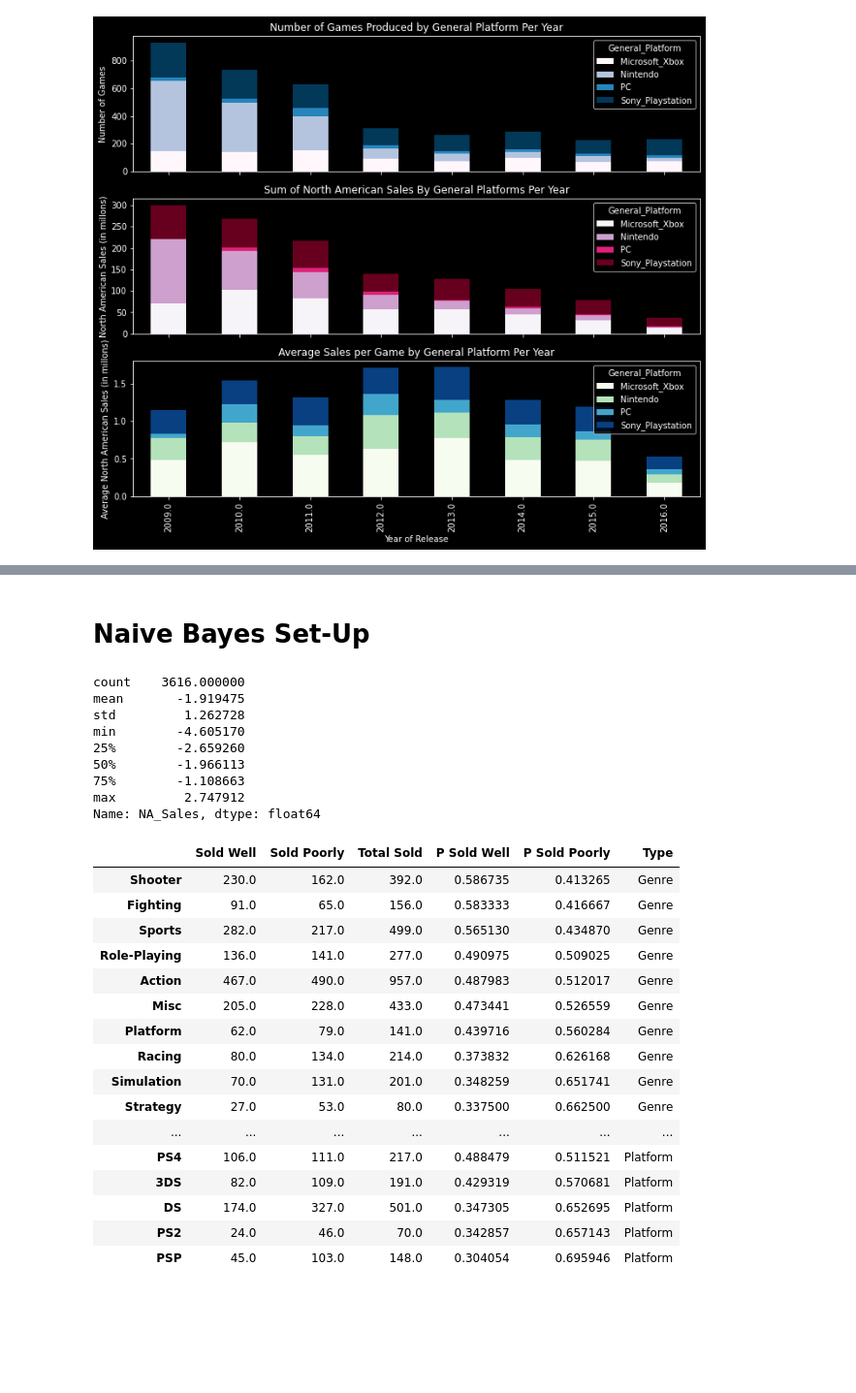
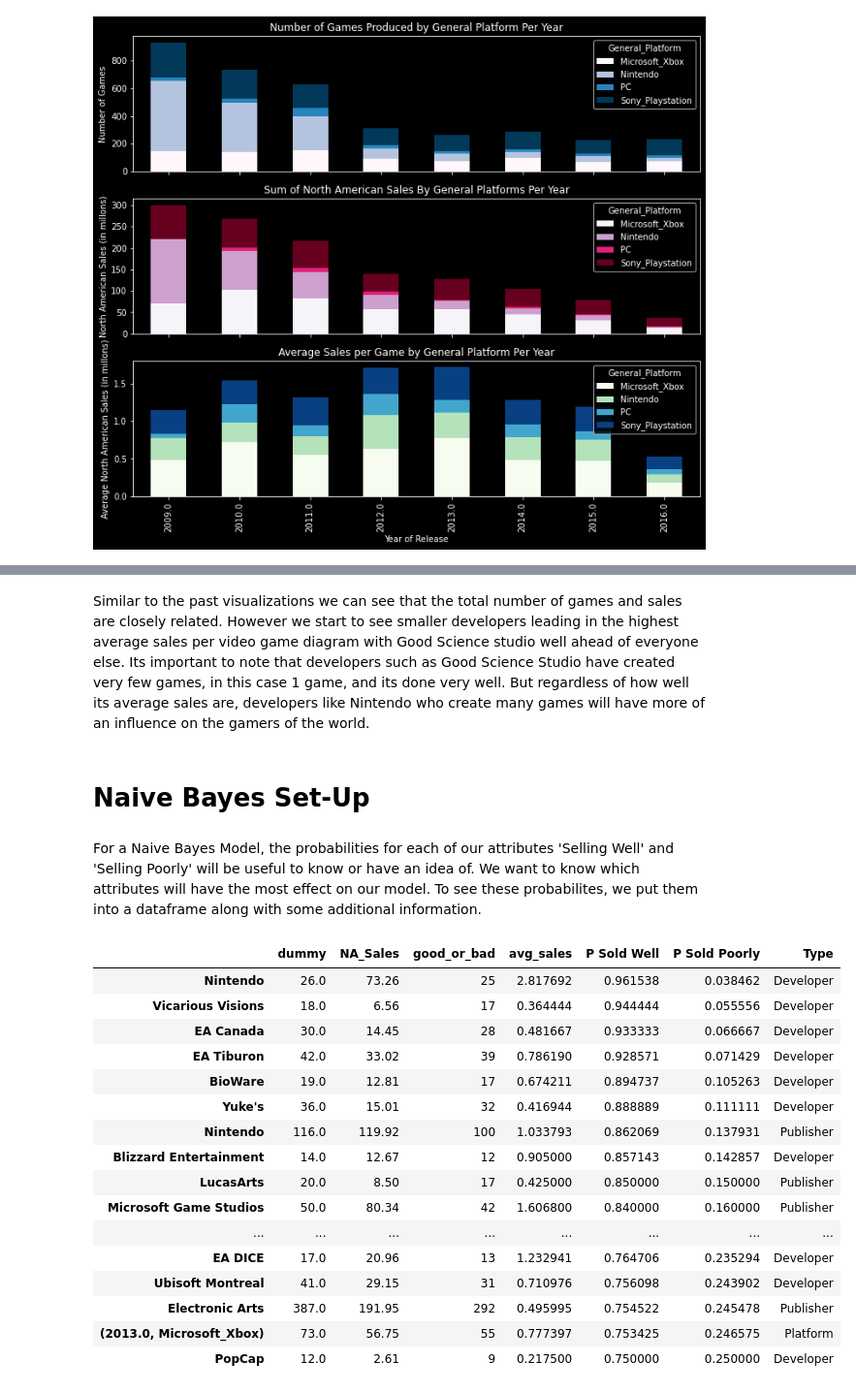
Before and after one commit to liammccarthy17/VideoGameSalesProject2021, a Jupyter notebook: PredictingVideoGameSales-LiamSusanSebastian-2021.ipynb, the cells around one changed output, grey strips where cells are left out. Shown at 97% size. Saved outputs shown, nothing was run; the diff lists cells and outputs as text; code cells hidden in the pictures; blank space fills up the shorter version.

```diff
--- a/PredictingVideoGameSales-LiamSusanSebastian-2021.ipynb
+++ b/PredictingVideoGameSales-LiamSusanSebastian-2021.ipynb
@@ -312,14 +389,4 @@ std_vgs_df.head()
+# %% [markdown]
+Similar to the past visualizations we can see that the total number of games and sales are closely related. However we start to see smaller developers leading in the highest average sales per video game diagram with Good Science studio well ahead of everyone else. Its important to note that developers such as Good Science Studio have created very few games, in this case 1 game, and its done very well. But regardless of how well its average sales are, developers like Nintendo who create many games will have more of an influence on the gamers of the world.
 # %% [markdown]
-# Naive Bayes Set-Up
+# Naive Bayes Set-Up <a name="settingup"></a>
-# %%
-std_vgs_df['NA_Sales'] = np.log(std_vgs_df['NA_Sales'])
-# %% [output]
-count    3616.000000
-mean       -1.919475
-std         1.262728
-min        -4.605170
-25%        -2.659260
-50%        -1.966113
-75%        -1.108663
-max         2.747912
-Name: NA_Sales, dtype: float64
@@ -372,20 +393,43 @@ naive_bayes_probablities = pd.concat([genre_sales_analysis.nlargest(10, columns
-# %%
-naive_bayes_probablities
-# %% [output]
-|  | Sold Well | Sold Poorly | Total Sold | P Sold Well | P Sold Poorly | Type |
-| Shooter | 230.0 | 162.0 | 392.0 | 0.586735 | 0.413265 | Genre |
-| Fighting | 91.0 | 65.0 | 156.0 | 0.583333 | 0.416667 | Genre |
-| Sports | 282.0 | 217.0 | 499.0 | 0.565130 | 0.434870 | Genre |
-| Role-Playing | 136.0 | 141.0 | 277.0 | 0.490975 | 0.509025 | Genre |
-| Action | 467.0 | 490.0 | 957.0 | 0.487983 | 0.512017 | Genre |
-| Misc | 205.0 | 228.0 | 433.0 | 0.473441 | 0.526559 | Genre |
-| Platform | 62.0 | 79.0 | 141.0 | 0.439716 | 0.560284 | Genre |
-| Racing | 80.0 | 134.0 | 214.0 | 0.373832 | 0.626168 | Genre |
-| Simulation | 70.0 | 131.0 | 201.0 | 0.348259 | 0.651741 | Genre |
-| Strategy | 27.0 | 53.0 | 80.0 | 0.337500 | 0.662500 | Genre |
-| ... | ... | ... | ... | ... | ... | ... |
-| PS4 | 106.0 | 111.0 | 217.0 | 0.488479 | 0.511521 | Platform |
-| 3DS | 82.0 | 109.0 | 191.0 | 0.429319 | 0.570681 | Platform |
-| DS | 174.0 | 327.0 | 501.0 | 0.347305 | 0.652695 | Platform |
-| PS2 | 24.0 | 46.0 | 70.0 | 0.342857 | 0.657143 | Platform |
-| PSP | 45.0 | 103.0 | 148.0 | 0.304054 | 0.695946 | Platform |
+# %% [markdown]
+For a Naive Bayes Model, the probabilities for each of our attributes 'Selling Well' and 'Selling Poorly' will be useful to know or have an idea of. We want to know which attributes will have the most effect on our model. To see these probabilites, we put them into a dataframe along with some additional information.
+# %%
+platform_df['P Sold Well'] = platform_df['good_or_bad'].div(platform_df['dummy'])
+platform_df['P Sold Poorly'] = 1 - platform_df['P Sold Well']
+platform_df['Type'] = 'Platform'
+
+games_by_genre_total['P Sold Well'] = games_by_genre_total['good_or_bad'].div(games_by_genre_total['dummy'])
+games_by_genre_total['P Sold Poorly'] = 1 - games_by_genre_total['P Sold Well']
+games_by_genre_total['Type'] = 'Genre'
+
+publisher_df['P Sold Well'] = publisher_df['good_or_bad'].div(publisher_df['dummy'])
+publisher_df['P Sold Poorly'] = 1 - publisher_df['P Sold Well']
+publisher_df['Type'] = 'Publisher'
+
+developer_df['P Sold Well'] = developer_df['good_or_bad'].div(developer_df['dummy'])
+developer_df['P Sold Poorly'] = 1 - developer_df['P Sold Well']
+developer_df['Type'] = 'Developer'
+
+naive_bayes_probabilities = pd.concat([platform_df,games_by_genre_total,publisher_df, developer_df])
+
+top_5 = pd.concat([platform_df.nlargest(5,columns = 'P Sold Well'),games_by_genre_total.nlargest(5,columns = 'P Sold Well'),publisher_df.nlargest(5,columns = 'P Sold Well'),developer_df.nlargest(5,columns = 'P Sold Well')])
+bot_5 =pd.concat([platform_df.nsmallest(5,columns = 'P Sold Well'),games_by_genre_total.nsmallest(5,columns = 'P Sold Well'),publisher_df.nsmallest(5,columns = 'P Sold Well'),developer_df.nsmallest(5,columns = 'P Sold Well')])
+
+naive_bayes_probabilities.loc[naive_bayes_probabilities['dummy'] > 10, :].nlargest(20, columns = 'P Sold Well')
+# %% [output]
+|  | dummy | NA_Sales | good_or_bad | avg_sales | P Sold Well | P Sold Poorly | Type |
+| Nintendo | 26.0 | 73.26 | 25 | 2.817692 | 0.961538 | 0.038462 | Developer |
+| Vicarious Visions | 18.0 | 6.56 | 17 | 0.364444 | 0.944444 | 0.055556 | Developer |
+| EA Canada | 30.0 | 14.45 | 28 | 0.481667 | 0.933333 | 0.066667 | Developer |
+| EA Tiburon | 42.0 | 33.02 | 39 | 0.786190 | 0.928571 | 0.071429 | Developer |
+| BioWare | 19.0 | 12.81 | 17 | 0.674211 | 0.894737 | 0.105263 | Developer |
+| Yuke's | 36.0 | 15.01 | 32 | 0.416944 | 0.888889 | 0.111111 | Developer |
+| Nintendo | 116.0 | 119.92 | 100 | 1.033793 | 0.862069 | 0.137931 | Publisher |
+| Blizzard Entertainment | 14.0 | 12.67 | 12 | 0.905000 | 0.857143 | 0.142857 | Developer |
+| LucasArts | 20.0 | 8.50 | 17 | 0.425000 | 0.850000 | 0.150000 | Publisher |
+| Microsoft Game Studios | 50.0 | 80.34 | 42 | 1.606800 | 0.840000 | 0.160000 | Publisher |
+| ... | ... | ... | ... | ... | ... | ... | ... |
+| EA DICE | 17.0 | 20.96 | 13 | 1.232941 | 0.764706 | 0.235294 | Developer |
+| Ubisoft Montreal | 41.0 | 29.15 | 31 | 0.710976 | 0.756098 | 0.243902 | Developer |
+| Electronic Arts | 387.0 | 191.95 | 292 | 0.495995 | 0.754522 | 0.245478 | Publisher |
+| (2013.0, Microsoft_Xbox) | 73.0 | 56.75 | 55 | 0.777397 | 0.753425 | 0.246575 | Platform |
+| PopCap | 12.0 | 2.61 | 9 | 0.217500 | 0.750000 | 0.250000 | Developer |
```
Also changed, not shown: parts of 28 cells of this notebook.
